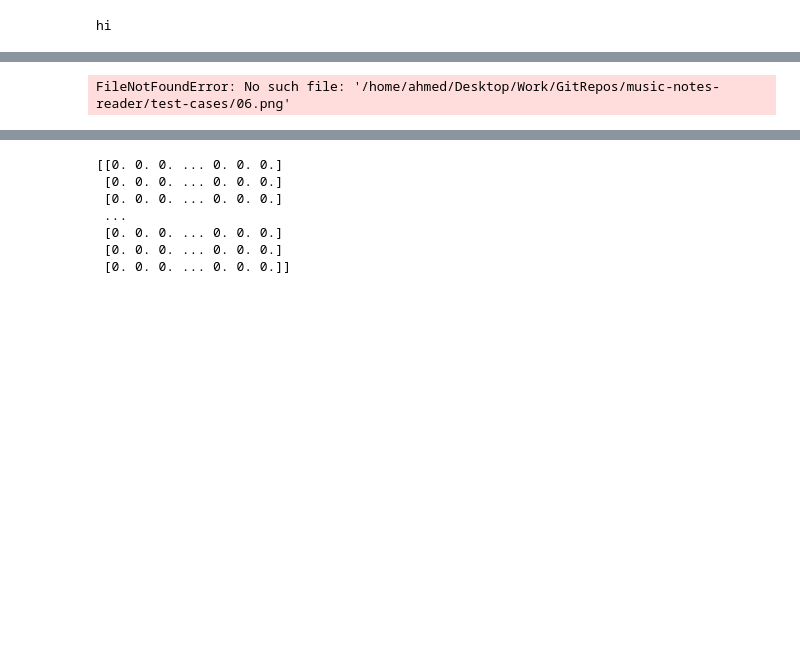
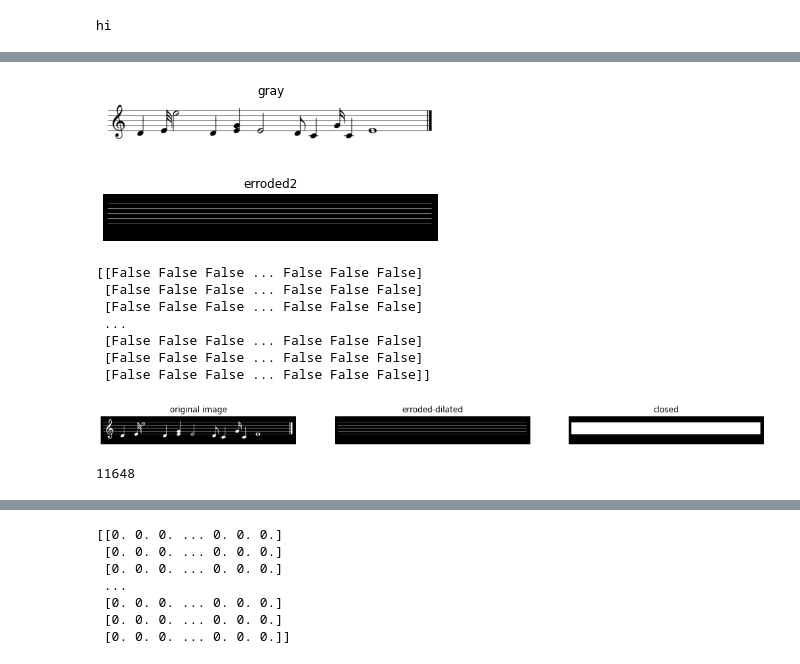
Before and after one commit to marait123/music-notes-reader, a Jupyter notebook: part1.ipynb, the cells around one changed output, grey strips where cells are left out. Saved outputs shown, nothing was run; the diff lists cells and outputs as text; code cells hidden in the pictures; blank space fills up the shorter version.

```diff
--- a/part1.ipynb
+++ b/part1.ipynb
@@ -282,41 +285,51 @@ print(image.shape)
 # %%
 # images_paths = ['images/music1.JPG', 'images/32_sheet_001.jpg','images/8th_Sheet1.jpeg']
 # images_paths = ['test-cases/01.png','test-cases/02.png','images/music1.JPG', 'images/32_sheet_001.jpg','images/8th_Sheet1.jpeg']
-images_paths = [ f"test-cases/0{i+1}.png" for i in range(9)]
+images_paths = [ f"test-cases/0{i+1}.PNG" for i in range(9)]
 
-original_image = io.imread(images_paths[5])
+original_image = io.imread(images_paths[0])
 gray_image = rgb2gray(original_image)
 show_images([gray_image], ['gray'])
 binary_image = binarize(gray_image)
 inverted_image = 255 - binary_image
 
 inverted_image[:, inverted_image.shape[1]-1]=0
 rows=1
 cols=image.shape[1] // 4
 selem = rect(rows,cols)
 erroded_img = binary_erosion(inverted_image,selem=selem)
 
 rows=1
 cols=image.shape[1] // 4
 selem = rect(rows,cols)
 erroded_img2 = binary_dilation(erroded_img, selem=selem)
 # inverted_image2 = inverted_image - erroded_img2
 
 show_images([erroded_img2], ['erroded2'])
 print(erroded_img)
 rows = image.shape[0] // 8
 cols = 1
 selem = rect(rows,cols)
 closed_img  = binary_closing(erroded_img2, selem = selem)
 
 
 # closed_img  = binary_closing(closed_img, selem = selem)
 show_images([inverted_image,erroded_img2,closed_img],['original image','erroded-dilated','closed'])
 
 staffs_area = np.sum(erroded_img2)
 print(staffs_area)
 # %% [output]
+[figure, added]
+[figure, added]
-FileNotFoundError: No such file: '/home/ahmed/Desktop/Work/GitRepos/music-notes-reader/test-cases/06.png'
+[[False False False ... False False False]
+ [False False False ... False False False]
+ [False False False ... False False False]
+ ...
+ [False False False ... False False False]
+ [False False False ... False False False]
+ [False False False ... False False False]]
+[figure, added]
+11648
 # %%
 #  calculate the trace bounding boxes
 trace_bounding_boxes = get_bounding_boxes(closed_img,(5,4000))
```
Also changed, not shown: parts of 7 cells of this notebook, 4 other files.
